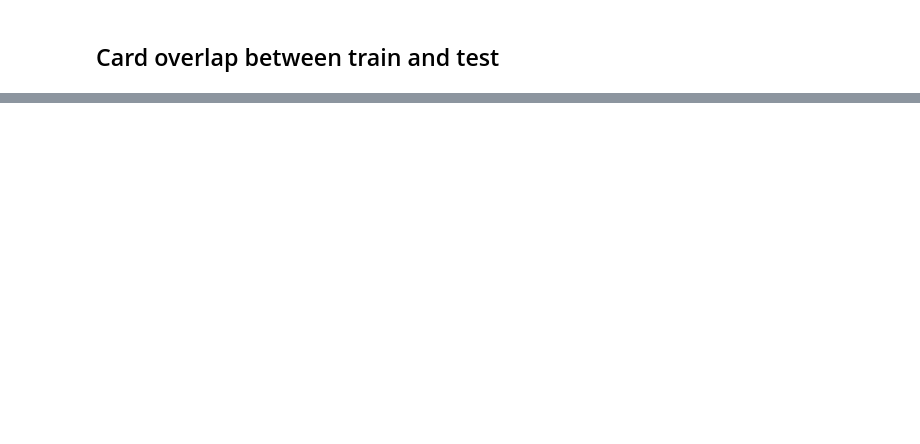
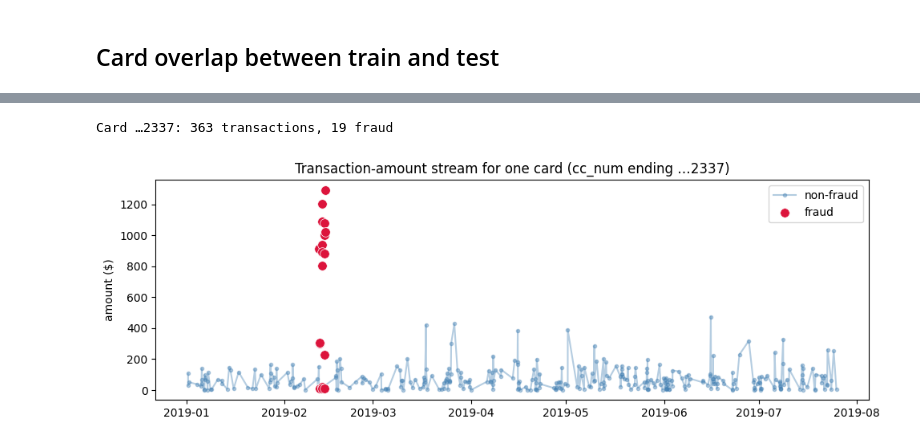
Before and after one commit to fdu11235/DeepLearningFS26, a Jupyter notebook: notebooks/01_eda.ipynb, the cells around one changed output, grey strips where cells are left out. Cells and saved outputs as stored; diff of their text form; code cells hidden in the pictures; blank space fills up the shorter version.

```diff
--- a/notebooks/01_eda.ipynb
+++ b/notebooks/01_eda.ipynb
@@ -47,0 +130,23 @@ print('cold-start test cards    :', len(test_cards - train_cards))
+# %%
+fraud_per_card = train[train['is_fraud'] == 1]['cc_num'].value_counts()
+# Pick a card with a moderate number of fraud cases (so the plot stays readable)
+candidates = fraud_per_card[fraud_per_card.between(3, 20)].index
+chosen = candidates[0]
+card_df = train[train['cc_num'] == chosen].sort_values('trans_date_trans_time').copy()
+print(f'Card …{str(chosen)[-4:]}: {len(card_df)} transactions, {int(card_df["is_fraud"].sum())} fraud')
+
+fig, ax = plt.subplots(figsize=(10, 3.5))
+non_fraud = card_df[card_df['is_fraud'] == 0]
+fraud = card_df[card_df['is_fraud'] == 1]
+ax.plot(non_fraud['trans_date_trans_time'], non_fraud['amt'],
+        'o-', color='steelblue', alpha=0.4, markersize=3, label='non-fraud')
+ax.scatter(fraud['trans_date_trans_time'], fraud['amt'],
+           s=70, color='crimson', label='fraud', zorder=3, edgecolor='white', linewidth=0.5)
+ax.set_title(f'Transaction-amount stream for one card (cc_num ending …{str(chosen)[-4:]})')
+ax.set_ylabel('amount ($)')
+ax.legend()
+plt.tight_layout()
+plt.show()
+# %% [output]
+Card …2337: 363 transactions, 19 fraud
+[figure, added]
```
Also changed, not shown: parts of 9 cells of this notebook, 2 other files.
